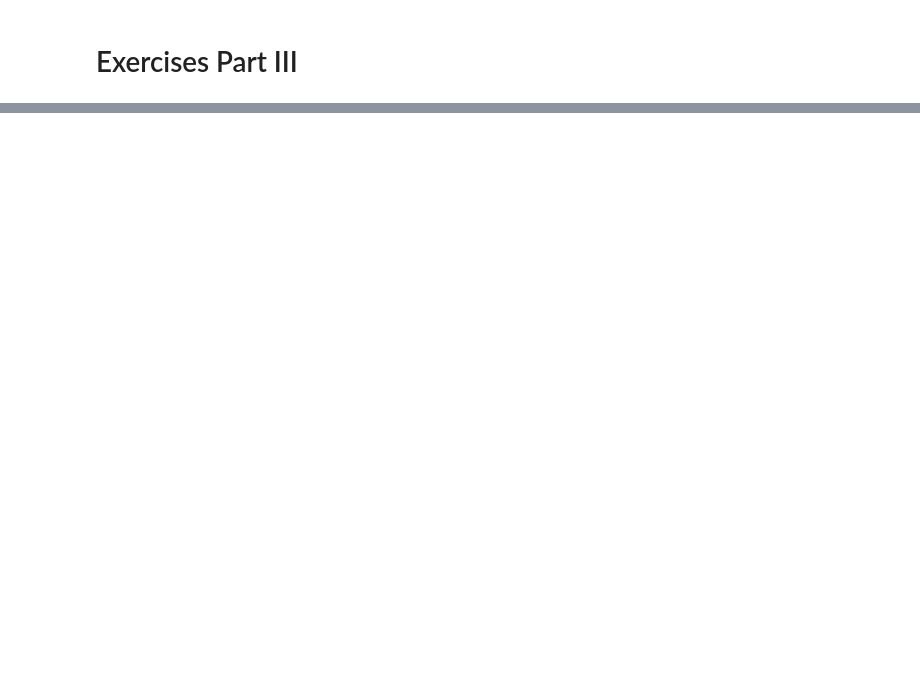
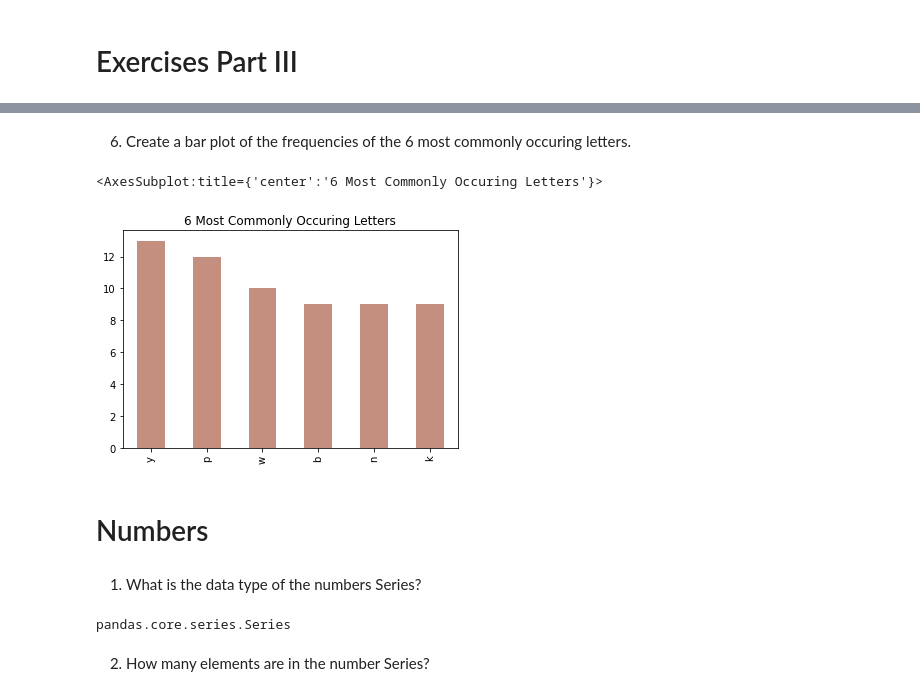
Before and after one commit to Jonessn22/numpy-pandas-visualization-exercises, a Jupyter notebook: pandas_series_exercises.ipynb, the cells around one changed output, grey strips where cells are left out. Saved outputs shown, nothing was run; the diff lists cells and outputs as text; code cells hidden in the pictures; blank space fills up the shorter version.

```diff
--- a/pandas_series_exercises.ipynb
+++ b/pandas_series_exercises.ipynb
@@ -189,0 +241,9 @@ dtype: bool
+# %% [markdown]
+6. Create a bar plot of the frequencies of the 6 most commonly occuring letters.
+# %%
+letters.value_counts().head(6).plot.bar(color='#c48f7f', title='6 Most Commonly Occuring Letters')
+# %% [output]
+<AxesSubplot:title={'center':'6 Most Commonly Occuring Letters'}>
+[figure, added]
+# %% [markdown]
+# Numbers
@@ -189,0 +252,8 @@ dtype: bool
+# %% [markdown]
+1. What is the data type of the numbers Series?
+# %%
+type(numbers)
+# %% [output]
+pandas.core.series.Series
+# %% [markdown]
+2. How many elements are in the number Series?
```
Also changed, not shown: parts of 42 cells of this notebook, 2 other files.
